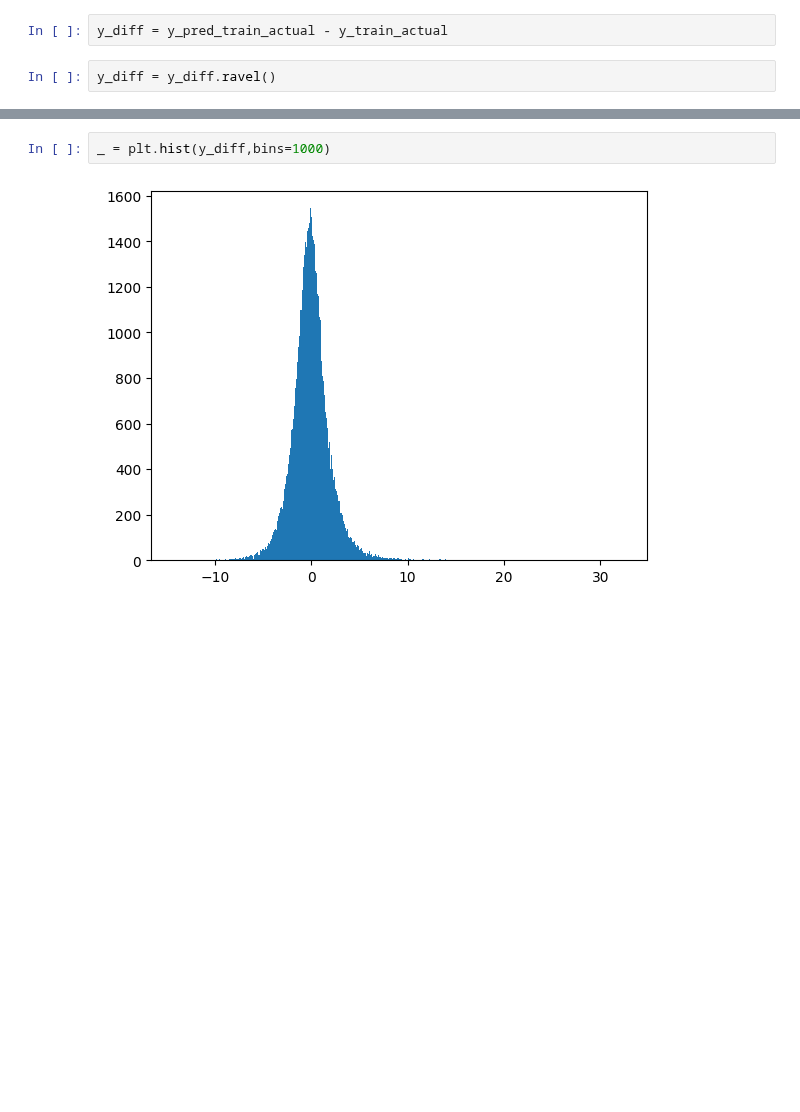
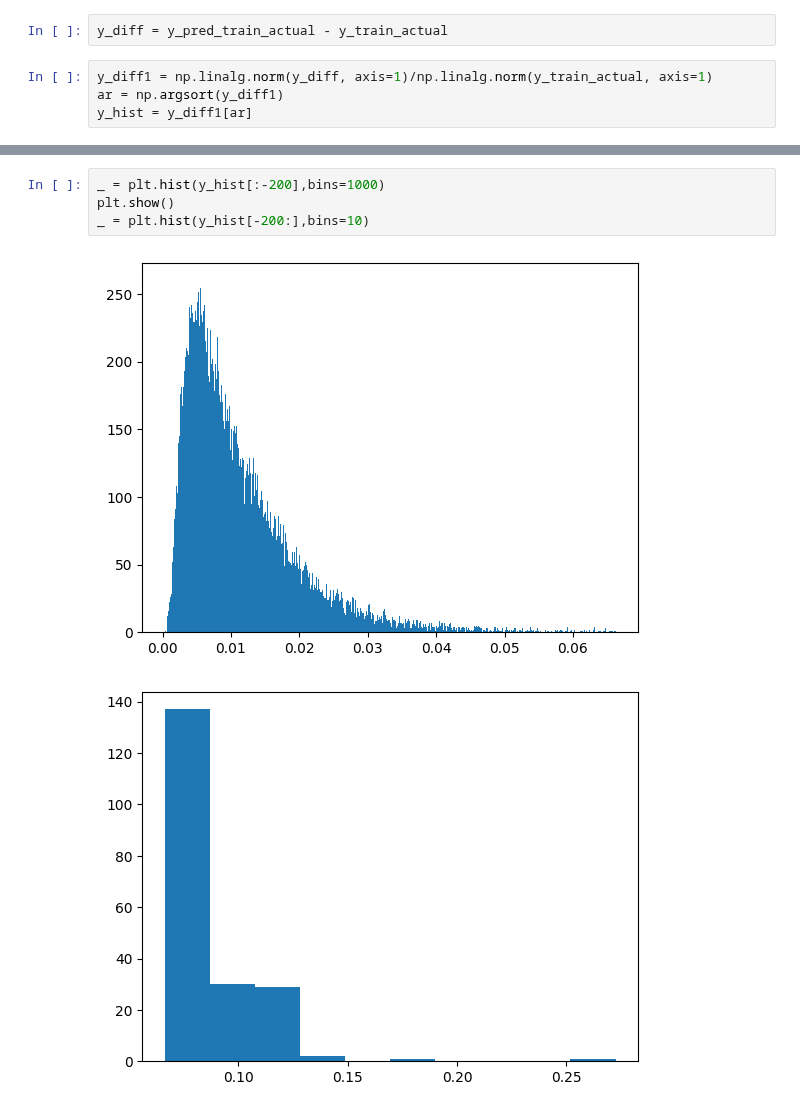
Before and after one commit to SHSMJ200/Bargh_ML, a Jupyter notebook: src/models/fiter3_az copy.ipynb, the cells around one changed output, grey strips where cells are left out. Saved outputs shown, nothing was run; the diff lists cells and outputs as text; blank space fills up the shorter version.

```diff
--- a/src/models/fiter3_az copy.ipynb
+++ b/src/models/fiter3_az copy.ipynb
@@ -69,5 +81,7 @@ y_test_actual       = model.inverse_scale_array(model.scaler_y, model.y_test)
 y_train_actual      = model.inverse_scale_array(model.scaler_y, model.y_train)
 # %%
 y_diff = y_pred_train_actual - y_train_actual
-# %%
-y_diff = y_diff.ravel()
+# %%
+y_diff1 = np.linalg.norm(y_diff, axis=1)/np.linalg.norm(y_train_actual, axis=1)
+ar = np.argsort(y_diff1)
+y_hist = y_diff1[ar]
@@ -74,4 +109,7 @@ y_diff = y_diff.ravel()
 # %%
-_ = plt.hist(y_diff,bins=1000)
+_ = plt.hist(y_hist[:-200],bins=1000)
+plt.show()
+_ = plt.hist(y_hist[-200:],bins=10)
 # %% [output]
-[figure, old version]
+[figure, new version]
+[figure, added]
```
Also changed, not shown: parts of 5 cells of this notebook, 1 other file.
